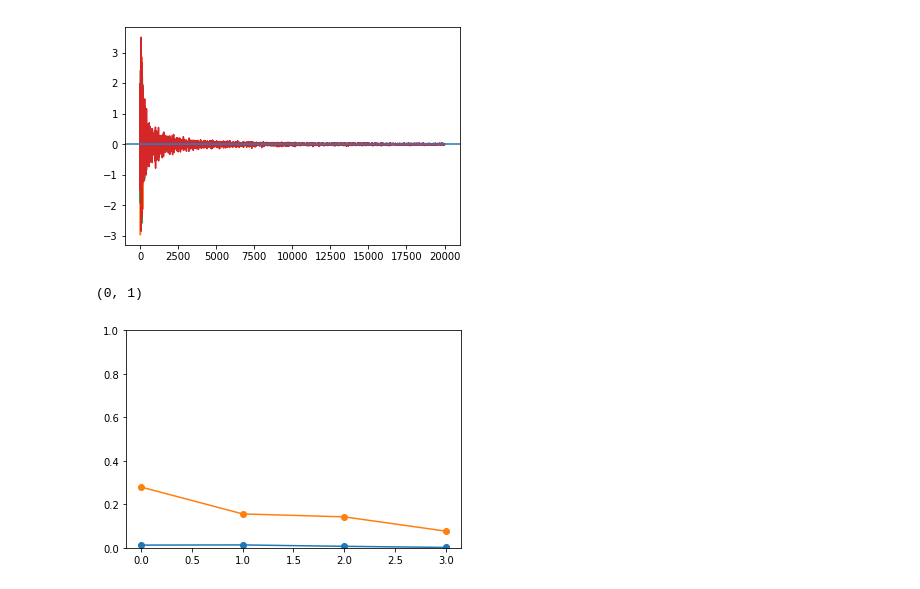
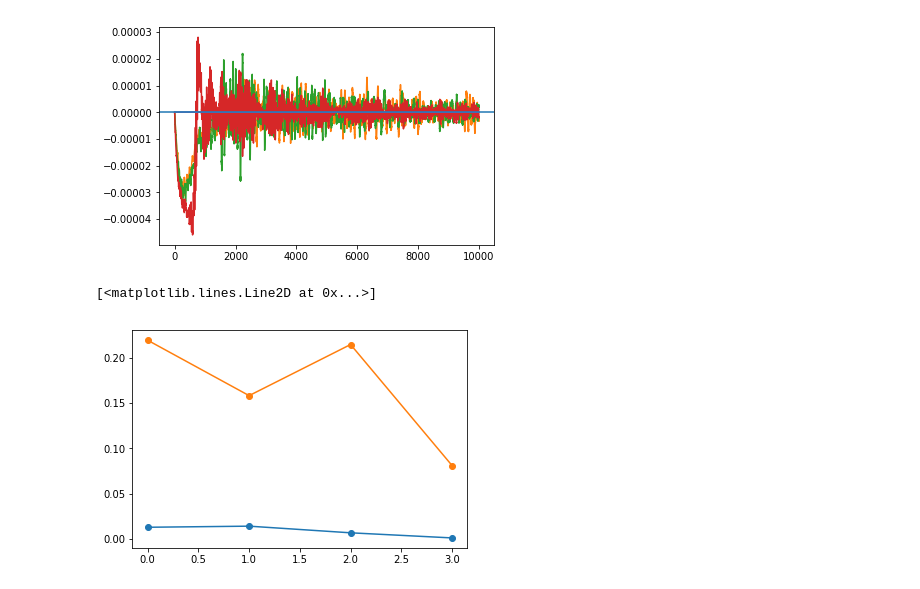
Before and after one commit to maccallumlab/adaptremd, a Jupyter notebook: example.ipynb, the cells around one changed output. Drawn from its saved outputs; the diff is of its cells as text; code cells hidden in the pictures.

```diff
--- a/example.ipynb
+++ b/example.ipynb
@@ -37,5 +37,7 @@ pp.plot(acc1, marker='o')
 # %%
-lr = adapt.LearningRateDecay(np.array((4, 1 * 2e-8)), 0.004)
-m = adapt.MomentumSGD(0.9, adapt.compute_derivative_log_total_acc, lr)
+lr = adapt.LearningRateDecay(np.array((1, 1e-9)), 5e-4)
+m = adapt.MomentumSGD(0.99, adapt.compute_derivative_log_total_acc, lr)
+# lr = adapt.LearningRateDecay(np.array((20, 1e-3)), 1e-2)
+# m = adapt.Adam(0.9, 0.999, adapt.compute_derivative_log_total_acc, lr)
 a = adapt.Adaptor(r, 8, m)
 # %%
@@ -70,9 +72,9 @@ pp.plot(q[:, 0, -1], q[:, 1, -1], color='red');
 # %%
 derivs = np.array(m.derivs)
-pp.plot(derivs[:, :, 0])
+pp.plot(derivs[:, :, 1])
 pp.axhline(0);
 # %% [output]
-[figure, old version]
+[figure, new version]
 # %%
 for i in range(n_steps):
     r.update()
@@ -81,10 +83,10 @@ acc2 = r.acceptance.copy()
 a2 = np.product(acc2)
 pp.plot(acc1, marker='o')
 pp.plot(acc2, marker='o')
-pp.ylim(0, 1)
+#pp.ylim(0, 1)
 # %% [output]
-(0, 1)
+[<matplotlib.lines.Line2D at 0x...>]
-[figure, old version]
+[figure, new version]
 # %%
 print a1, a2, a2 / a1
 # %% [output]
```
Also changed, not shown: parts of 7 cells of this notebook.
